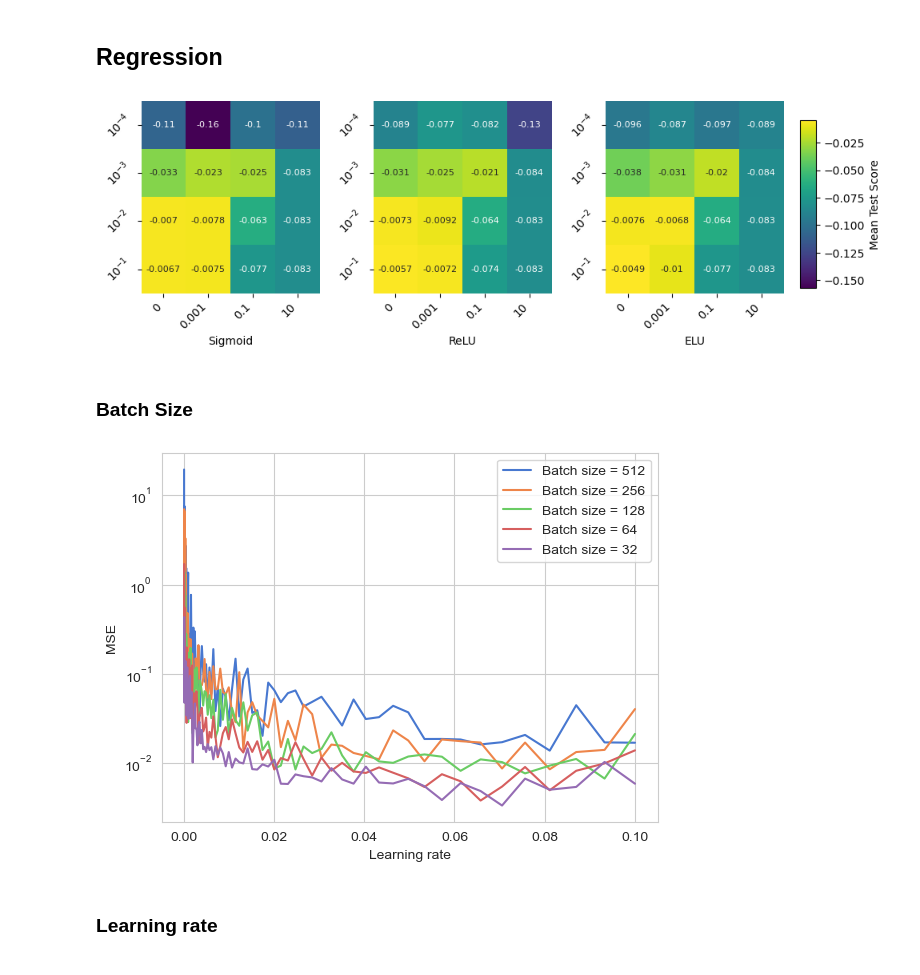
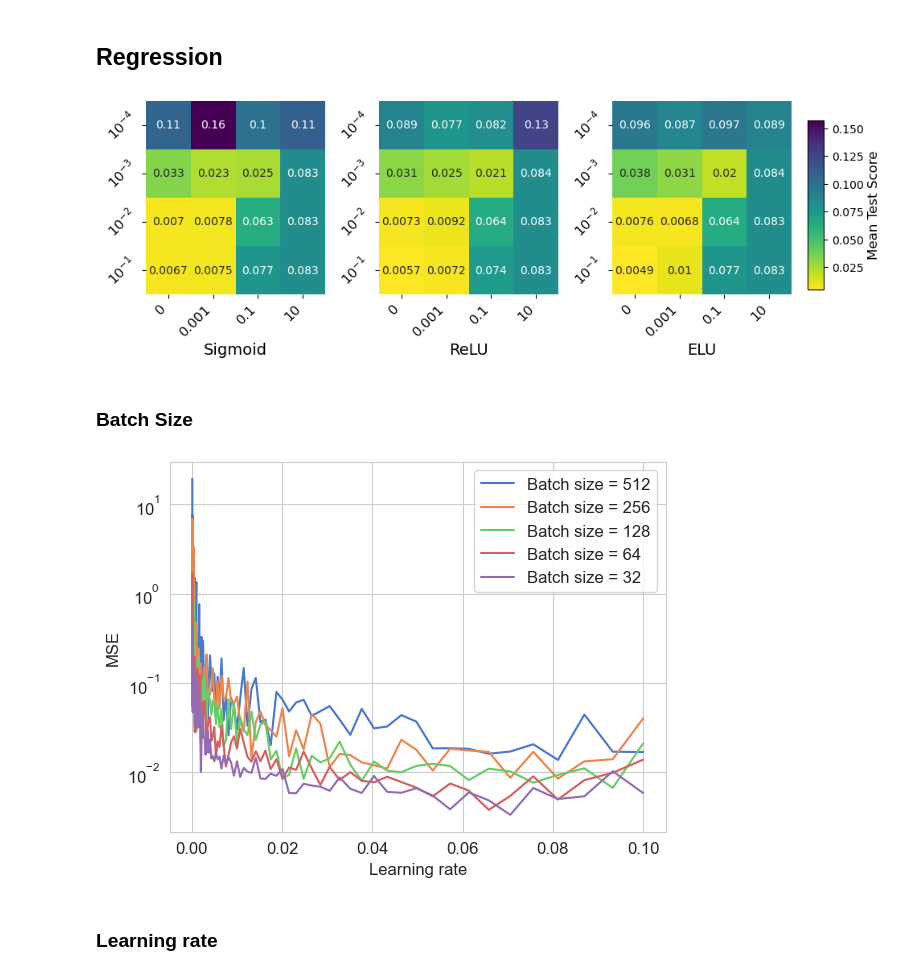
Before and after one commit to MariaFlyAway/Project2_FYS-STK3155, a Jupyter notebook: Code/Neural_Net/plotting_results.ipynb, the cells around one changed output. Drawn from its saved outputs; the diff is of its cells as text; code cells hidden in the pictures.

Commit message:
Updated font sizes for plots

```diff
--- a/Code/Neural_Net/plotting_results.ipynb
+++ b/Code/Neural_Net/plotting_results.ipynb
@@ -4,6 +4,12 @@ import pandas as pd
 import matplotlib.pyplot as plt
 import seaborn as sns
 from matplotlib.colors import Normalize
+# %%
+sns.set_style('whitegrid')
+sns.set_palette('muted')
+
+plt.rc('xtick', labelsize=12)  # Set x-tick label size
+plt.rc('ytick', labelsize=12)  # Set y-tick label size
 # %% [markdown]
 ## Regression
 # %%
@@ -20,45 +26,45 @@ all_data = []
 for act in activation_funcs:
     epsilon_vs_lambda = regression[(regression['param_model__activations'] == act)]
     epsilon_vs_lambda_array = epsilon_vs_lambda['mean_test_score'].to_numpy().reshape(4, 4)
-    all_data.append(epsilon_vs_lambda_array)
+    all_data.append(-epsilon_vs_lambda_array)
 
 # Find the global min and max for normalization
 vmin = np.min([data.min() for data in all_data])
 vmax = np.max([data.max() for data in all_data])
 norm = Normalize(vmin=vmin, vmax=vmax)
 
 # Create figure for the larger heatmap and colorbar
 fig, axs = plt.subplots(1, 3, figsize=(10, 3))
 fig.tight_layout()
 fig.subplots_adjust(right=0.85, wspace=0.3)
 cbar_ax = fig.add_axes([0.87, 0.15, 0.02, 0.7])     # add axis for colorbar
 
 # Define row and column names
 row_names = [r'$10^{-4}$', r'$10^{-3}$', r'$10^{-2}$', r'$10^{-1}$']
 col_names = ['0', '0.001', '0.1', '10']
 
 # Plot each smaller heatmap in the larger heatmap cells
 for idx, act in enumerate(activation_funcs):
     epsilon_vs_lambda = regression[(regression['param_model__activations'] == act)]
     epsilon_vs_lambda_array = epsilon_vs_lambda['mean_test_score'].to_numpy().reshape(4, 4)
 
     # Plotting the heatmap
-    sns.heatmap(epsilon_vs_lambda_array, ax=axs[idx], cbar=(idx==0), cbar_ax=cbar_ax if (idx==0) else None,
-                norm=norm, annot=True, annot_kws={"fontsize":8}, cmap='viridis')
+    sns.heatmap(-epsilon_vs_lambda_array, ax=axs[idx], cbar=(idx==0), cbar_ax=cbar_ax if (idx==0) else None,
+                norm=norm, annot=True, annot_kws={"fontsize":10}, cmap='viridis_r')
 
     # Adding column and row names for the heatmaps
-    axs[idx].set_xticklabels(col_names, rotation=45, ha='right')
-    axs[idx].set_yticklabels(row_names, rotation=45, ha='right')
+    axs[idx].set_xticklabels(col_names, rotation=45, ha='right', fontsize=12)
+    axs[idx].set_yticklabels(row_names, rotation=45, ha='right', fontsize=12)
 
-    axs[idx].set_xlabel(f'{act_func_name[idx]}')
+    axs[idx].set_xlabel(f'{act_func_name[idx]}', fontsize=14)
 
 # Set colorbar label
 cbar = fig.colorbar(axs[0].collections[0], cax=cbar_ax)
-cbar.set_label('Mean Test Score')
+cbar.set_label('Mean Test Score', fontsize=12)
 
 plt.show()
 # %% [output]
-[figure, old version]
+[figure, new version]
 # %% [markdown]
 ### Batch Size
 # %%
@@ -68,13 +74,13 @@ batch_sizes = [32, 64, 128, 256, 512]
 
 for i in range(len(scores_batch_size)-1, -1, -1):
     plt.plot(learning_rates, scores_batch_size[i, :], label=f'Batch size = {batch_sizes[i]}')
-plt.xlabel('Learning rate')
-plt.ylabel('MSE')
-plt.legend()
+plt.xlabel('Learning rate', fontsize=12)
+plt.ylabel('MSE', fontsize=12)
+plt.legend(fontsize='large')
 plt.semilogy()
 plt.show()
 # %% [output]
-[figure, old version]
+[figure, new version]
 # %% [markdown]
 ### Learning rate
 # %%
```
Also changed, not shown: parts of 7 cells of this notebook, 8 other files.
